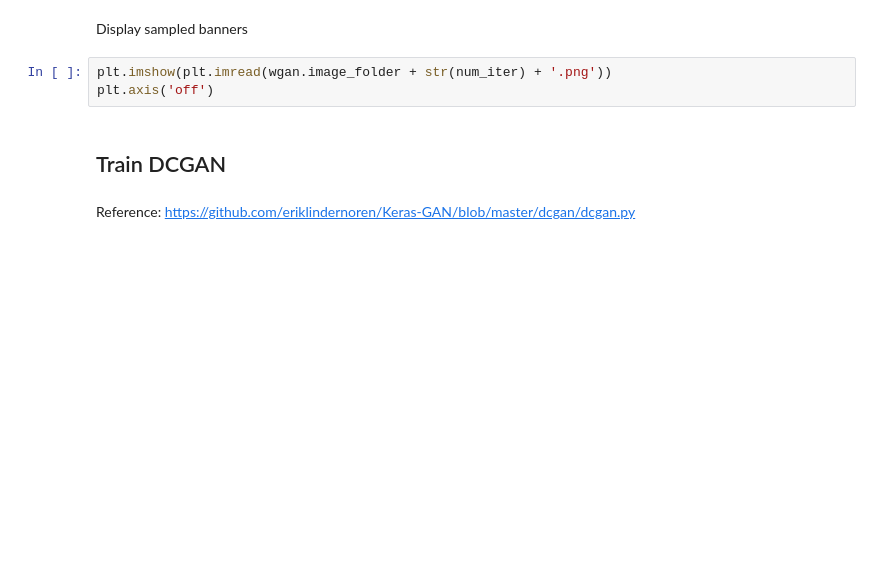
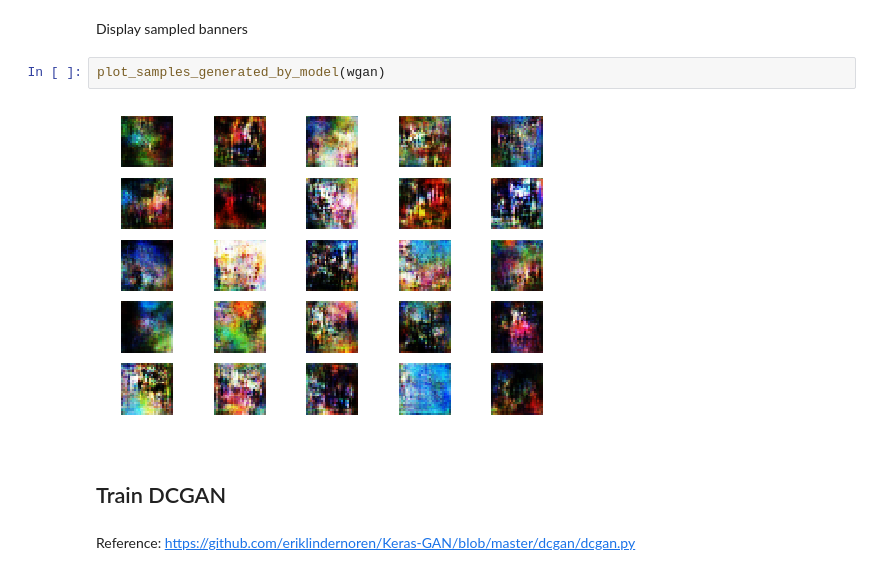
Before and after one commit to woctezuma/google-colab, a Jupyter notebook: GAN.ipynb, the cells around one changed output. Drawn from its saved outputs; the diff is of its cells as text; blank space fills up the shorter version.

```diff
--- a/GAN.ipynb
+++ b/GAN.ipynb
@@ -593,8 +702,9 @@ wgan.train(epochs=num_iter+1, batch_size=32, sample_interval=50)
 # %% [markdown]
 Display sampled banners
-# %%
-plt.imshow(plt.imread(wgan.image_folder + str(num_iter) + '.png'))
-plt.axis('off')
+# %%
+plot_samples_generated_by_model(wgan)
+# %% [output]
+[figure, added]
 # %% [markdown]
 ## Train DCGAN
 # %% [markdown]
```
Also changed, not shown: parts of 16 cells of this notebook.
